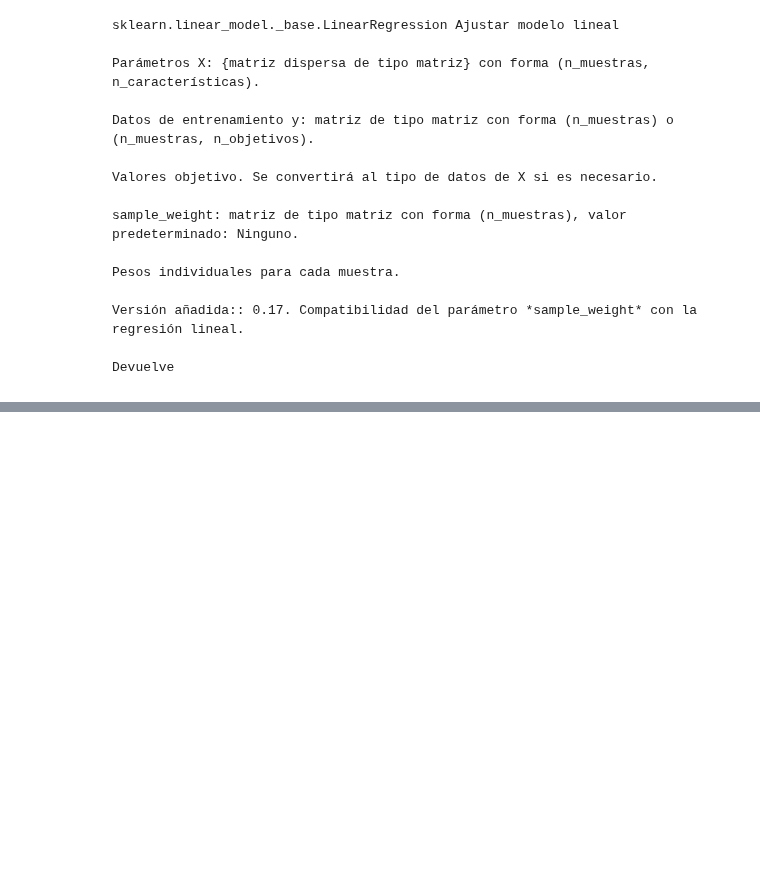
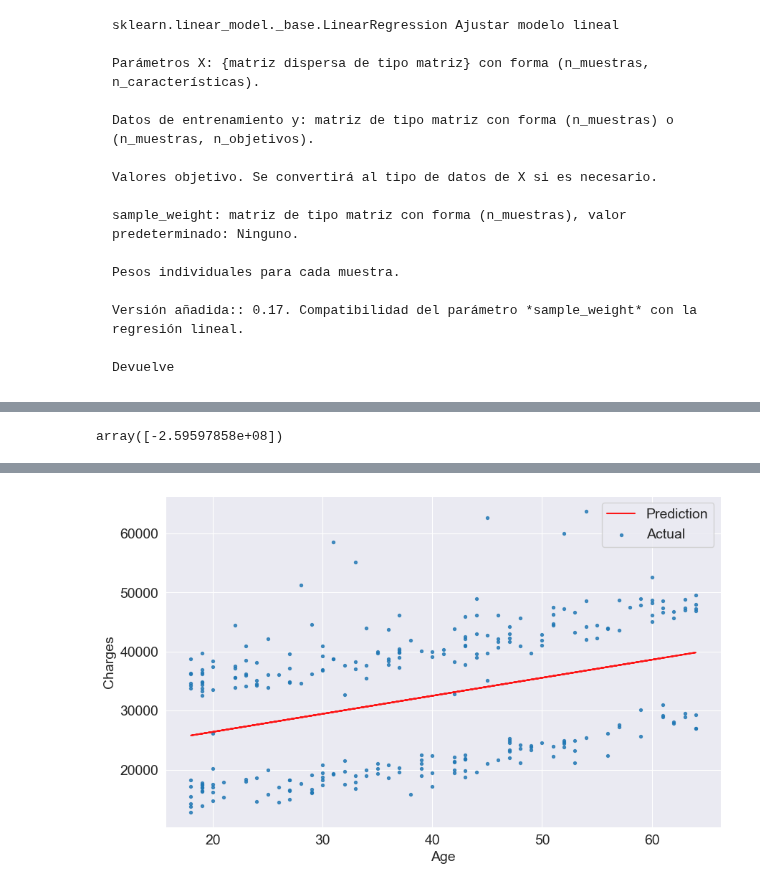
Before and after one commit to partnerds/machine-learning-and-scikit-learn-with-python, a Jupyter notebook: linear-regresion-scikit-learn-python.ipynb, the cells around one changed output, grey strips where cells are left out. Drawn from its saved outputs; the diff is of its cells as text; code cells hidden in the pictures; blank space fills up the shorter version.

Commit message:
actualizacion avance scikit learn

```diff
--- a/linear-regresion-scikit-learn-python.ipynb
+++ b/linear-regresion-scikit-learn-python.ipynb
@@ -622,0 +742,24 @@ targes.shape : (1064,)
+# %%
+smoker_df = medical_df[medical_df.smoker == 'yes']
+
+def estimate_charges(age, w, b):
+    return w * age + b
+
+def try_parameters_smoker(w, b):
+    ages = smoker_df.age
+    target = smoker_df.charges
+    predictions = estimate_charges(ages, w, b)
+
+    plt.plot(ages, predictions, 'r', alpha=0.9);
+    plt.scatter(ages, target, s=8,alpha=0.8);
+    plt.xlabel('Age');
+    plt.ylabel('Charges')
+    plt.legend(['Prediction', 'Actual']);
+
+    loss = rmse(target, predictions)
+    print("RMSE Loss: ", loss)
+# %%
+inputs_smoker = smoker_df[['age']]
+targets_smoker = smoker_df.charges
+print('inputs.shape :', inputs_smoker.shape)
+print('targets.shape :', targets_smoker.shape)
@@ -622,0 +769,7 @@ targes.shape : (1064,)
+# %%
+##Regresion lineal
+model = LinearRegression()
+##Regresion lineal descenso de gradiente estocástico
+model2 = SGDRegressor()
+# %%
+model.fit(inputs_smoker, targets_smoker)
@@ -622,0 +820,18 @@ targes.shape : (1064,)
+# %%
+##Regresion lineal
+
+# w
+model.coef_
+# b
+model.intercept_
+
+##Regresion lineal descenso de gradiente estocástico
+# w
+model2.coef_
+# b
+model2.intercept_
+# %% [output]
+array([-2.59597858e+08])
+# %%
+try_parameters_smoker(model.coef_, model.intercept_)
+# %% [output]
@@ -622,0 +839 @@ targes.shape : (1064,)
+[figure, added]
```
Also changed, not shown: parts of 29 cells of this notebook.
